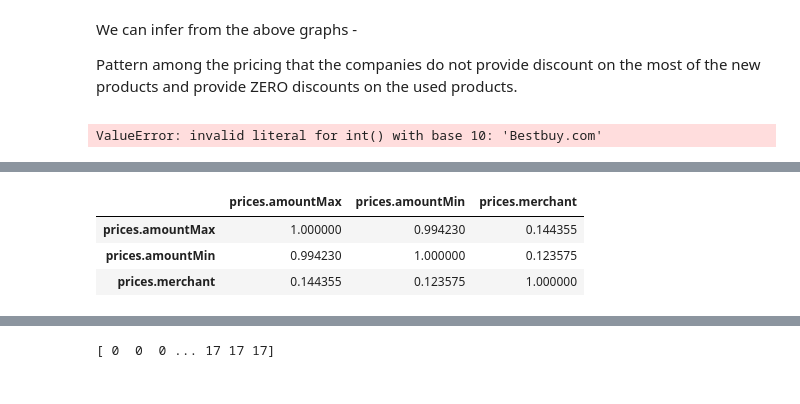
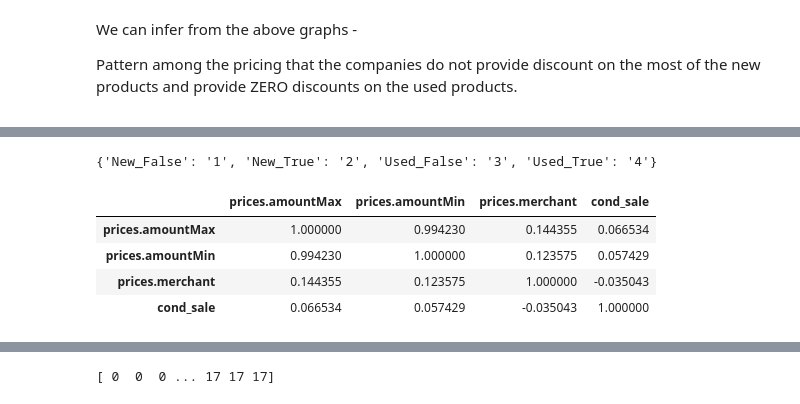
Before and after one commit to panda002/Fall-2019-KDD-Project, a Jupyter notebook: PriceElasticity_price.ipynb, the cells around one changed output, grey strips where cells are left out. Drawn from its saved outputs; the diff is of its cells as text; code cells hidden in the pictures.

```diff
--- a/PriceElasticity_price.ipynb
+++ b/PriceElasticity_price.ipynb
@@ -319,12 +319,6 @@ for col1 in ecom_data_upd:
 We can infer from the above graphs -
 <p> Pattern among the pricing that the companies do not provide discount on the most of the new products and provide ZERO discounts on the used products.
 <p>
-# %%
-ecom_data_upd.head(10)
-for col in ['prices.merchant']:
-    ecom_data_upd[col] = ecom_data_upd[col].astype('int8')
-# %% [output]
-ValueError: invalid literal for int() with base 10: 'Bestbuy.com'
 # %%
 ecom_data_upd.corr()
 
@@ -380,13 +374,26 @@ primaryCategories    4907 non-null object
 cond_sale            4907 non-null object
 dtypes: float64(2), object(6)
 memory usage: 345.0+ KB
+# %%
+dict = {'New_False' : '1',
+'New_True' : '2',
+'Used_False' : '3',
+'Used_True' : '4'}
+
+print(dict)
+
+ecom_data_upd['cond_sale']= ecom_data_upd['cond_sale'].map(dict)
+# %% [output]
+{'New_False': '1', 'New_True': '2', 'Used_False': '3', 'Used_True': '4'}
 # %%
 for col in ['prices.merchant']:
     ecom_data_upd[col] = ecom_data_upd[col].astype('int8')
 
-ecom_data_upd.corr()
+for col in ['cond_sale']:
+    ecom_data_upd[col] = ecom_data_upd[col].astype('int8')
 # %% [output]
-|  | prices.amountMax | prices.amountMin | prices.merchant |
-| prices.amountMax | 1.000000 | 0.994230 | 0.144355 |
-| prices.amountMin | 0.994230 | 1.000000 | 0.123575 |
-| prices.merchant | 0.144355 | 0.123575 | 1.000000 |
+|  | prices.amountMax | prices.amountMin | prices.merchant | cond_sale |
+| prices.amountMax | 1.000000 | 0.994230 | 0.144355 | 0.066534 |
+| prices.amountMin | 0.994230 | 1.000000 | 0.123575 | 0.057429 |
+| prices.merchant | 0.144355 | 0.123575 | 1.000000 | -0.035043 |
+| cond_sale | 0.066534 | 0.057429 | -0.035043 | 1.000000 |
```
Also changed, not shown: parts of 7 cells of this notebook.
